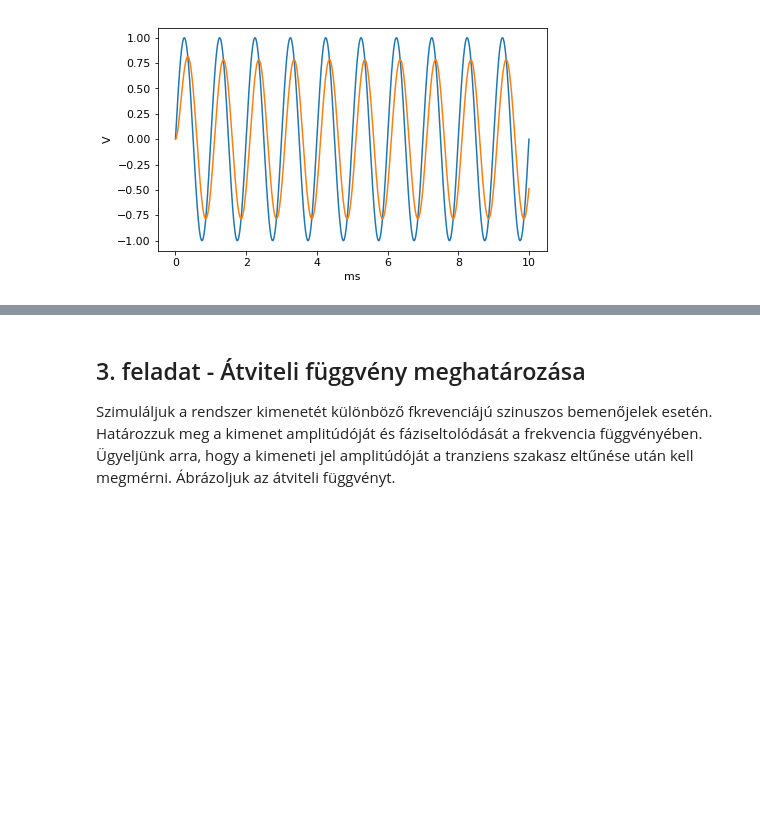
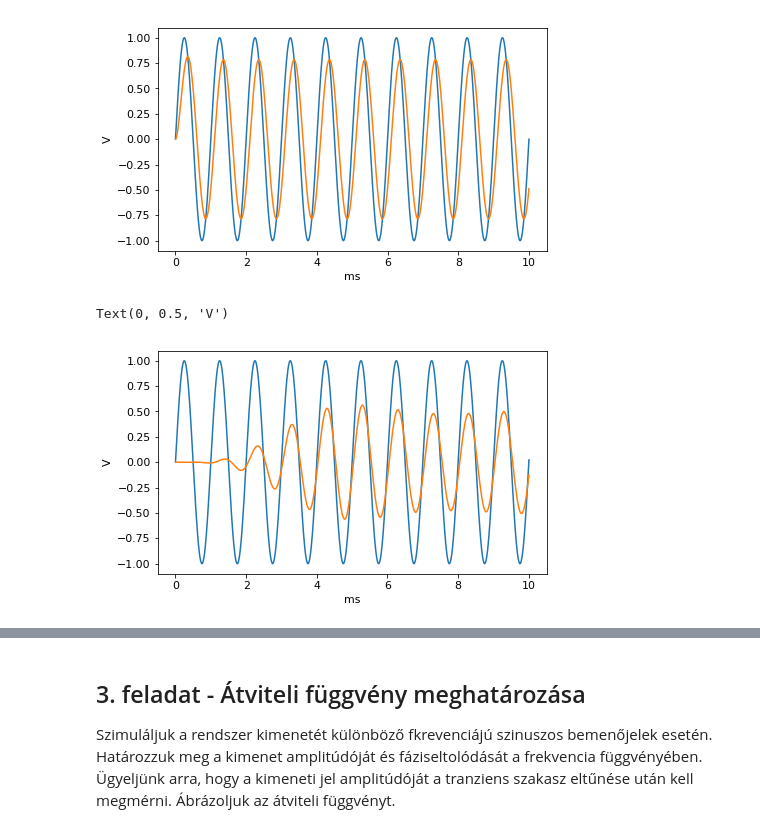
Before and after one commit to Tominano/Numerical-methods-of-physics-II, a Jupyter notebook: 3_feladatsor/3_feladat_Kapolcs.ipynb, the cells around one changed output, grey strips where cells are left out. Drawn from its saved outputs; the diff is of its cells as text; code cells hidden in the pictures; blank space fills up the shorter version.

```diff
--- a/3_feladatsor/3_feladat_Kapolcs.ipynb
+++ b/3_feladatsor/3_feladat_Kapolcs.ipynb
@@ -290,0 +294,12 @@ Text(0, 0.5, 'V')
+# %%
+# Mérőjelek alkalmazása Butterworth-féle sáváteresztő szűrőre
+c = butterworth_bandpass()
+t, s, r = run_transient(c, lambda t: np.sin(1000 * 2 * np.pi * t), tstart=0, tstop=10e-3)
+
+plt.plot(t * 1e3, s)
+plt.plot(t * 1e3, r)
+plt.xlabel("ms")
+plt.ylabel("V")
+# %% [output]
+Text(0, 0.5, 'V')
+[figure, added]
```
Also changed, not shown: parts of 10 cells of this notebook.
